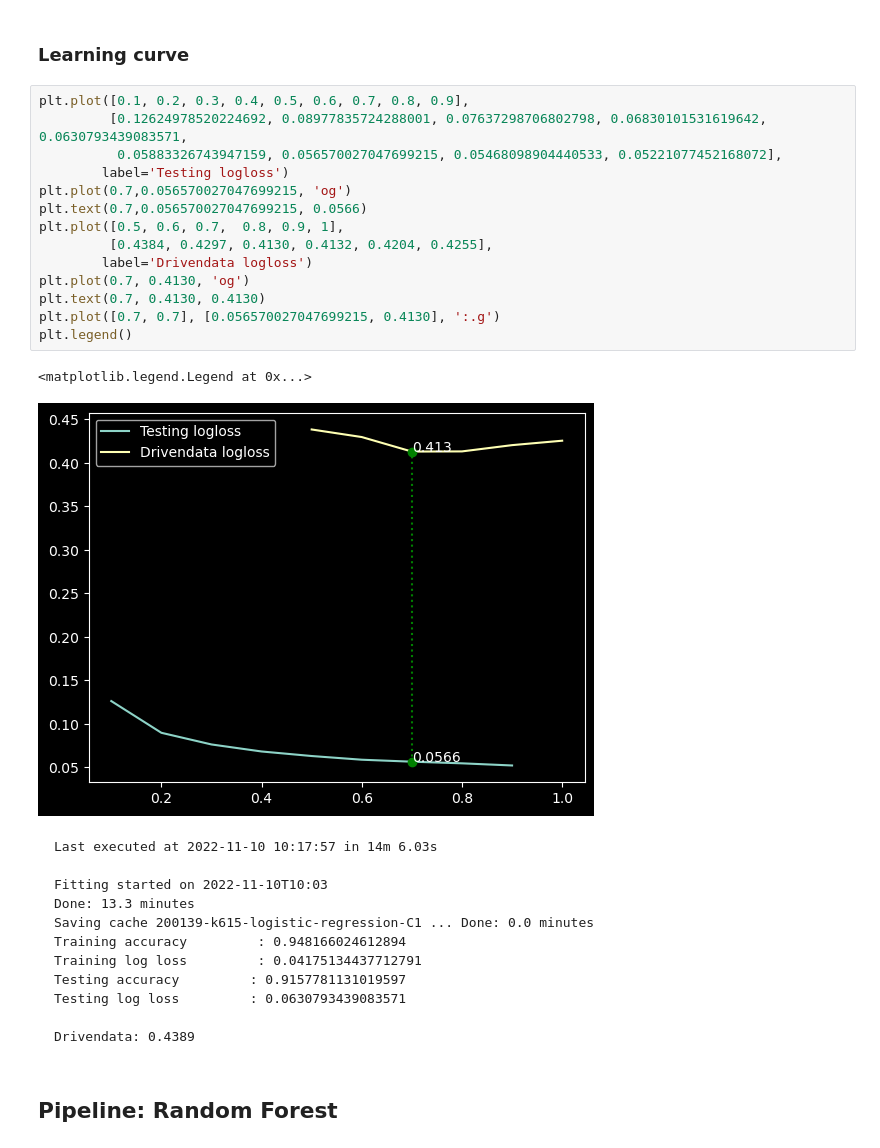
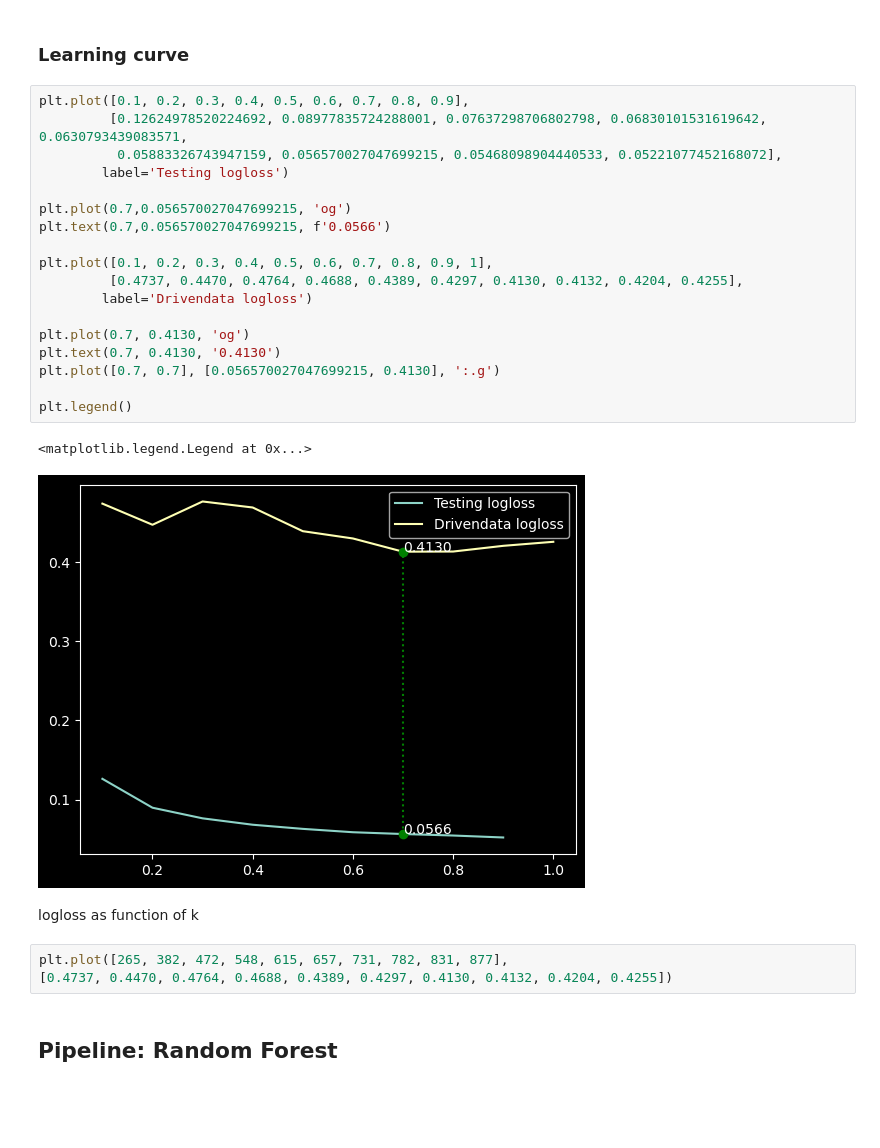
Before and after one commit to mauriciocramos/school-budgets, a Jupyter notebook: 2-model-development.ipynb, the cells around one changed output. Saved outputs shown, nothing was run; the diff lists cells and outputs as text; blank space fills up the shorter version.

````diff
--- a/2-model-development.ipynb
+++ b/2-model-development.ipynb
@@ -3868,34 +3878,29 @@ to_csv_to_zip('/data/drivendata/predictions/2022/', modelname, pl.predict_proba(
 # %%
 plt.plot([0.1, 0.2, 0.3, 0.4, 0.5, 0.6, 0.7, 0.8, 0.9],
          [0.12624978520224692, 0.08977835724288001, 0.07637298706802798, 0.06830101531619642, 0.0630793439083571,
           0.05883326743947159, 0.056570027047699215, 0.05468098904440533, 0.05221077452168072],
         label='Testing logloss')
+
 plt.plot(0.7,0.056570027047699215, 'og')
-plt.text(0.7,0.056570027047699215, 0.0566)
-plt.plot([0.5, 0.6, 0.7,  0.8, 0.9, 1],
-         [0.4384, 0.4297, 0.4130, 0.4132, 0.4204, 0.4255],
+plt.text(0.7,0.056570027047699215, f'0.0566')
+
+plt.plot([0.1, 0.2, 0.3, 0.4, 0.5, 0.6, 0.7, 0.8, 0.9, 1],
+         [0.4737, 0.4470, 0.4764, 0.4688, 0.4389, 0.4297, 0.4130, 0.4132, 0.4204, 0.4255],
         label='Drivendata logloss')
+
 plt.plot(0.7, 0.4130, 'og')
-plt.text(0.7, 0.4130, 0.4130)
+plt.text(0.7, 0.4130, '0.4130')
 plt.plot([0.7, 0.7], [0.056570027047699215, 0.4130], ':.g')
+
 plt.legend()
 # %% [output]
 <matplotlib.legend.Legend at 0x...>
-[figure, old version]
+[figure, new version]
-# %% [markdown]
-```
-Last executed at 2022-11-10 10:17:57 in 14m 6.03s
-
-Fitting started on 2022-11-10T10:03
-Done: 13.3 minutes
-Saving cache 200139-k615-logistic-regression-C1 ... Done: 0.0 minutes
-Training accuracy         : 0.948166024612894
-Training log loss         : 0.04175134437712791
-Testing accuracy         : 0.9157781131019597
-Testing log loss         : 0.0630793439083571
-
-Drivendata: 0.4389
-```
+# %% [markdown]
+logloss as function of k
+# %%
+plt.plot([265, 382, 472, 548, 615, 657, 731, 782, 831, 877],
+[0.4737, 0.4470, 0.4764, 0.4688, 0.4389, 0.4297, 0.4130, 0.4132, 0.4204, 0.4255])
 # %% [markdown]
 ## Pipeline: Random Forest
 # %%
````
Also changed, not shown: parts of 32 cells of this notebook, 1 other file.
